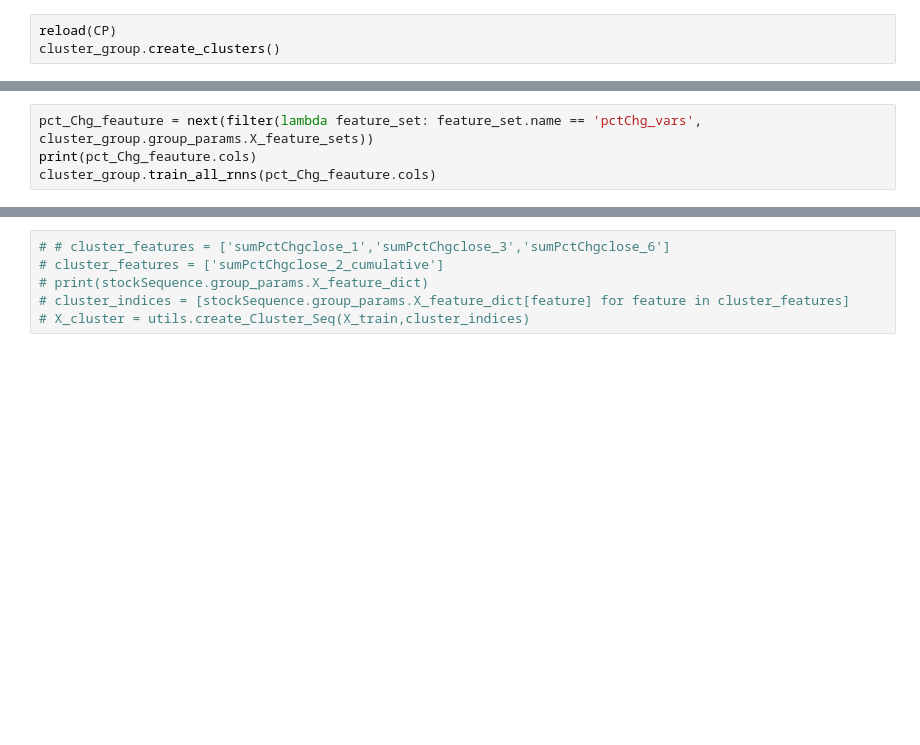
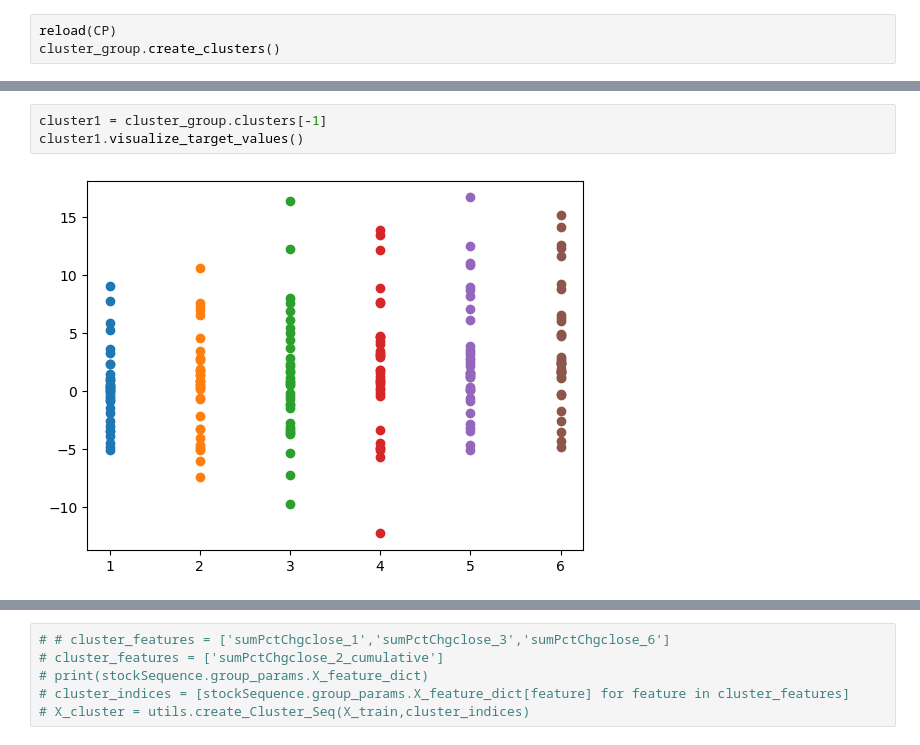
Before and after one commit to apassero01/StockDeepLearning, a Jupyter notebook: CleanUp/Pipeline.ipynb, the cells around one changed output, grey strips where cells are left out. Cells and saved outputs as stored; diff of their text form; blank space fills up the shorter version.

```diff
--- a/CleanUp/Pipeline.ipynb
+++ b/CleanUp/Pipeline.ipynb
@@ -111,4 +108,0 @@ cluster_group.clusters[1].visualize_cluster()
-# %%
-pct_Chg_feauture = next(filter(lambda feature_set: feature_set.name == 'pctChg_vars', cluster_group.group_params.X_feature_sets))
-print(pct_Chg_feauture.cols)
-cluster_group.train_all_rnns(pct_Chg_feauture.cols)
@@ -256,0 +122,5 @@ Epoch 1/100
+# %%
+cluster1 = cluster_group.clusters[-1]
+cluster1.visualize_target_values()
+# %% [output]
+[figure, added]
```
Also changed, not shown: parts of 11 cells of this notebook, 2 other files.
